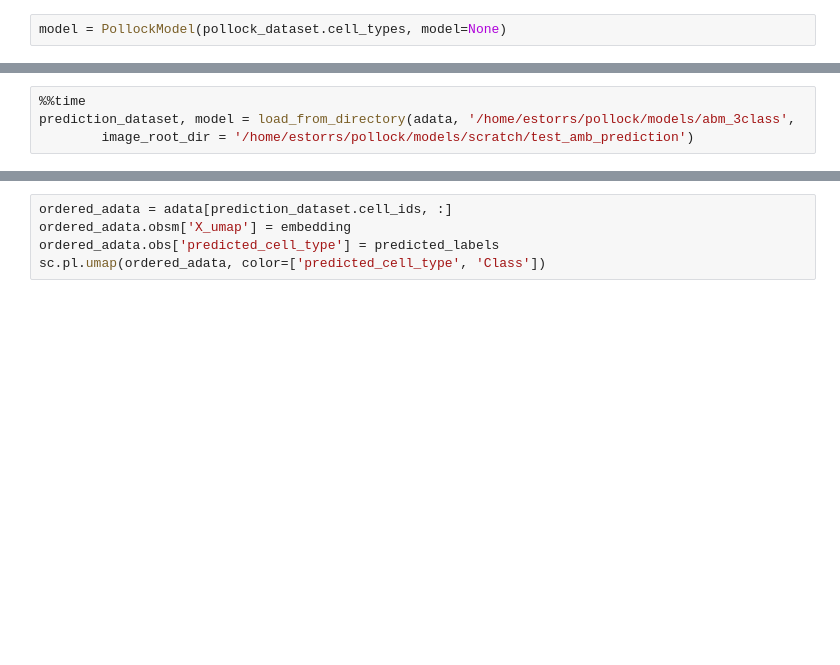
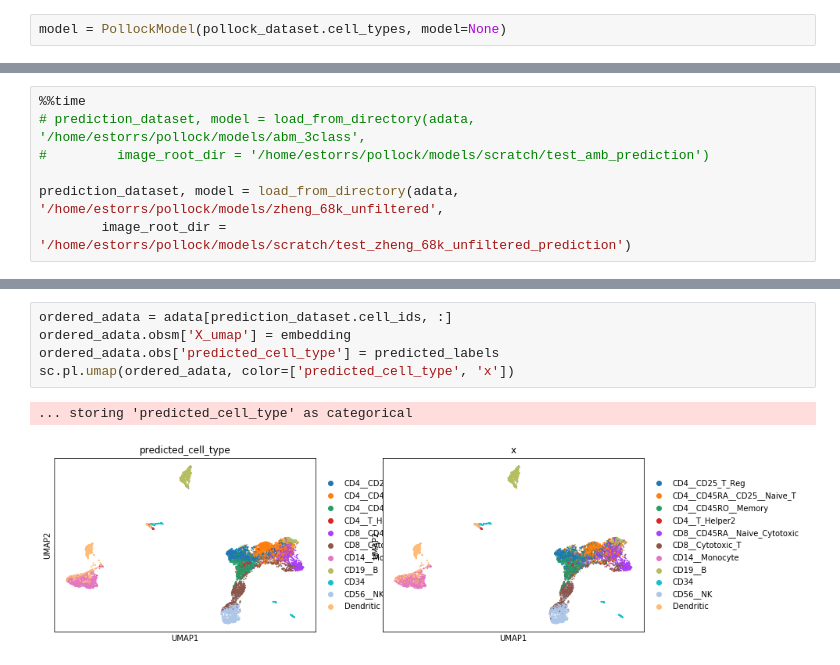
Before and after one commit to ding-lab/pollock, a Jupyter notebook: notebooks/example_from_expression_table.ipynb, the cells around one changed output, grey strips where cells are left out. Drawn from its saved outputs; the diff is of its cells as text; blank space fills up the shorter version.

```diff
--- a/notebooks/example_from_expression_table.ipynb
+++ b/notebooks/example_from_expression_table.ipynb
@@ -381,4 +406,7 @@ model.save(pollock_dataset, '/home/estorrs/pollock/models/abm_3class')
 # %%
 %%time
-prediction_dataset, model = load_from_directory(adata, '/home/estorrs/pollock/models/abm_3class',
-        image_root_dir = '/home/estorrs/pollock/models/scratch/test_amb_prediction')
+# prediction_dataset, model = load_from_directory(adata, '/home/estorrs/pollock/models/abm_3class',
+#         image_root_dir = '/home/estorrs/pollock/models/scratch/test_amb_prediction')
+
+prediction_dataset, model = load_from_directory(adata, '/home/estorrs/pollock/models/zheng_68k_unfiltered',
+        image_root_dir = '/home/estorrs/pollock/models/scratch/test_zheng_68k_unfiltered_prediction')
@@ -404,5 +513,8 @@ embedding.shape
 # %%
 ordered_adata = adata[prediction_dataset.cell_ids, :]
 ordered_adata.obsm['X_umap'] = embedding
 ordered_adata.obs['predicted_cell_type'] = predicted_labels
-sc.pl.umap(ordered_adata, color=['predicted_cell_type', 'Class'])
+sc.pl.umap(ordered_adata, color=['predicted_cell_type', 'x'])
+# %% [output]
+... storing 'predicted_cell_type' as categorical
+[figure, added]
```
Also changed, not shown: parts of 33 cells of this notebook, 2 other files.
